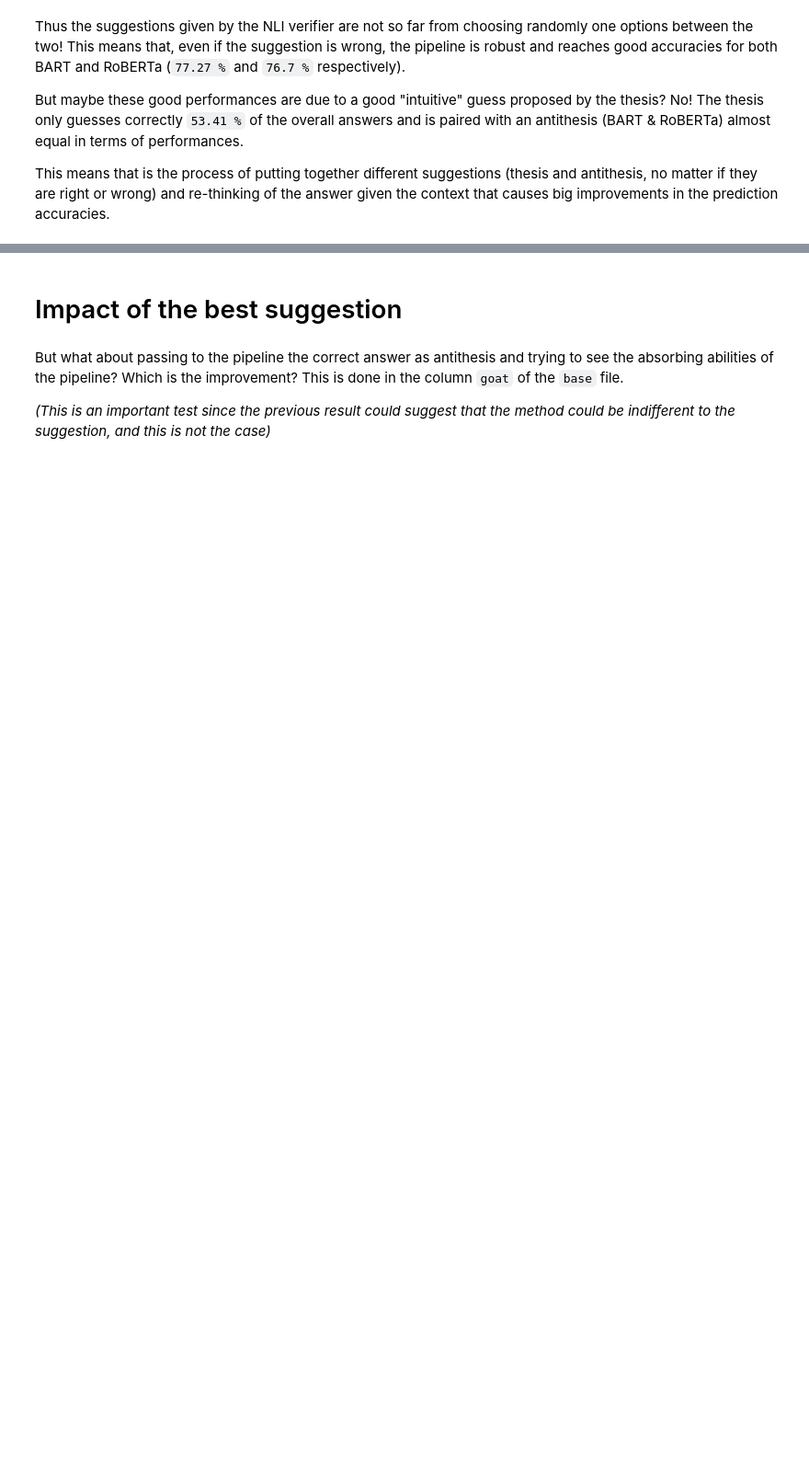
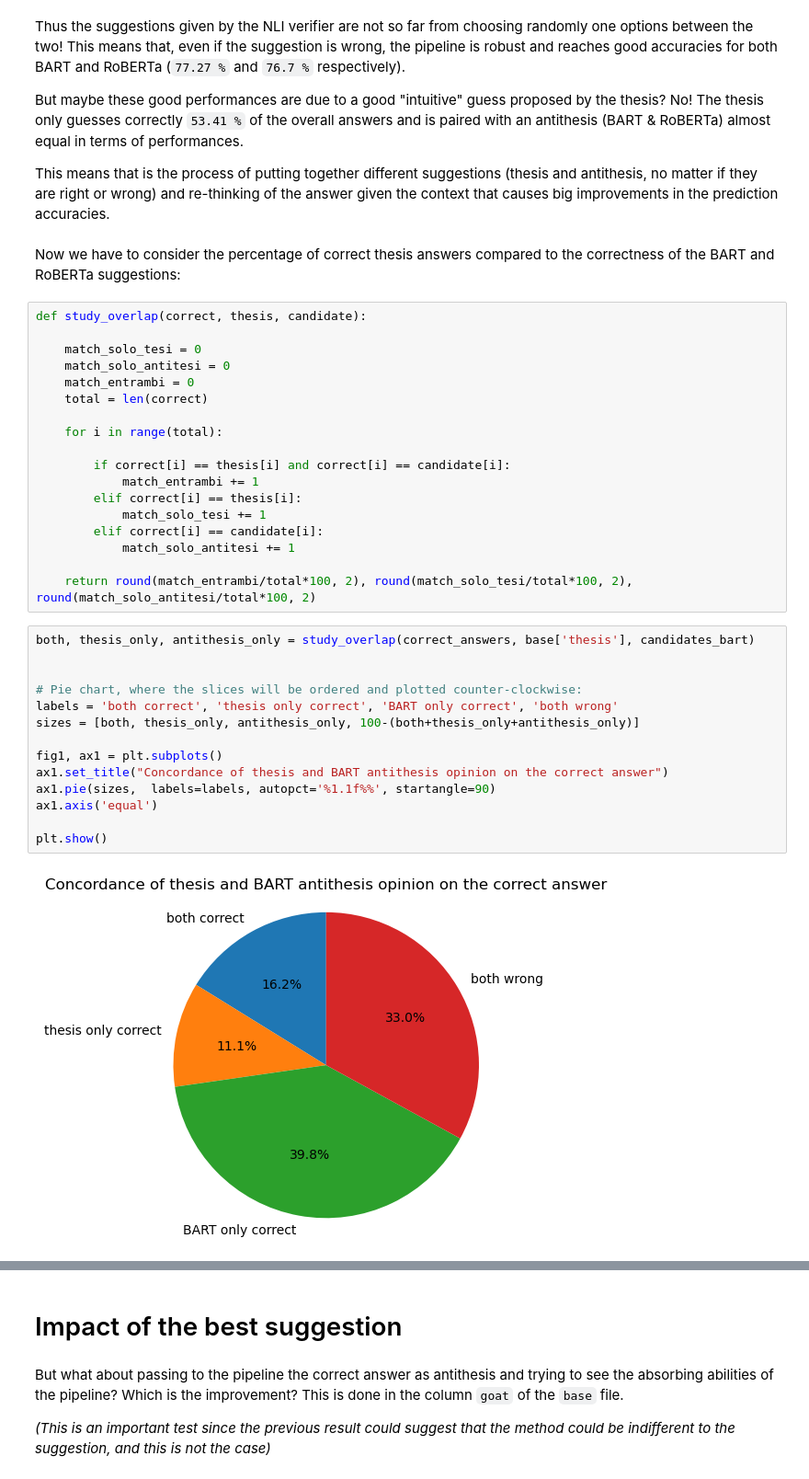
Before and after one commit to gaoithee/tesi-risultati, a Jupyter notebook: plot/phimini-comparison.ipynb, the cells around one changed output, grey strips where cells are left out. Shown at 92% size. Saved outputs shown, nothing was run; the diff lists cells and outputs as text; blank space fills up the shorter version.

```diff
--- a/plot/phimini-comparison.ipynb
+++ b/plot/phimini-comparison.ipynb
@@ -166,3 +144,39 @@ Thus the suggestions given by the NLI verifier are not so far from choosing rand
 But maybe these good performances are due to a good "intuitive" guess proposed by the thesis? No! The thesis only guesses correctly `53.41 %` of the overall answers and is paired with an antithesis (BART & RoBERTa) almost equal in terms of performances.
 
 This means that is the process of putting together different suggestions (thesis and antithesis, no matter if they are right or wrong) and re-thinking of the answer given the context that causes big improvements in the prediction accuracies.
+# %% [markdown]
+Now we have to consider the percentage of correct thesis answers compared to the correctness of the BART and RoBERTa suggestions:
+# %%
+def study_overlap(correct, thesis, candidate):
+
+    match_solo_tesi = 0
+    match_solo_antitesi = 0
+    match_entrambi = 0
+    total = len(correct)
+
+    for i in range(total):
+
+        if correct[i] == thesis[i] and correct[i] == candidate[i]:
+            match_entrambi += 1
+        elif correct[i] == thesis[i]:
+            match_solo_tesi += 1
+        elif correct[i] == candidate[i]:
+            match_solo_antitesi += 1
+
+    return round(match_entrambi/total*100, 2), round(match_solo_tesi/total*100, 2), round(match_solo_antitesi/total*100, 2)
+# %%
+both, thesis_only, antithesis_only = study_overlap(correct_answers, base['thesis'], candidates_bart)
+
+
+# Pie chart, where the slices will be ordered and plotted counter-clockwise:
+labels = 'both correct', 'thesis only correct', 'BART only correct', 'both wrong'
+sizes = [both, thesis_only, antithesis_only, 100-(both+thesis_only+antithesis_only)]
+
+fig1, ax1 = plt.subplots()
+ax1.set_title("Concordance of thesis and BART antithesis opinion on the correct answer")
+ax1.pie(sizes,  labels=labels, autopct='%1.1f%%', startangle=90)
+ax1.axis('equal')
+
+plt.show()
+# %% [output]
+[figure, added]
```
Also changed, not shown: parts of 27 cells of this notebook, 8 other files.
